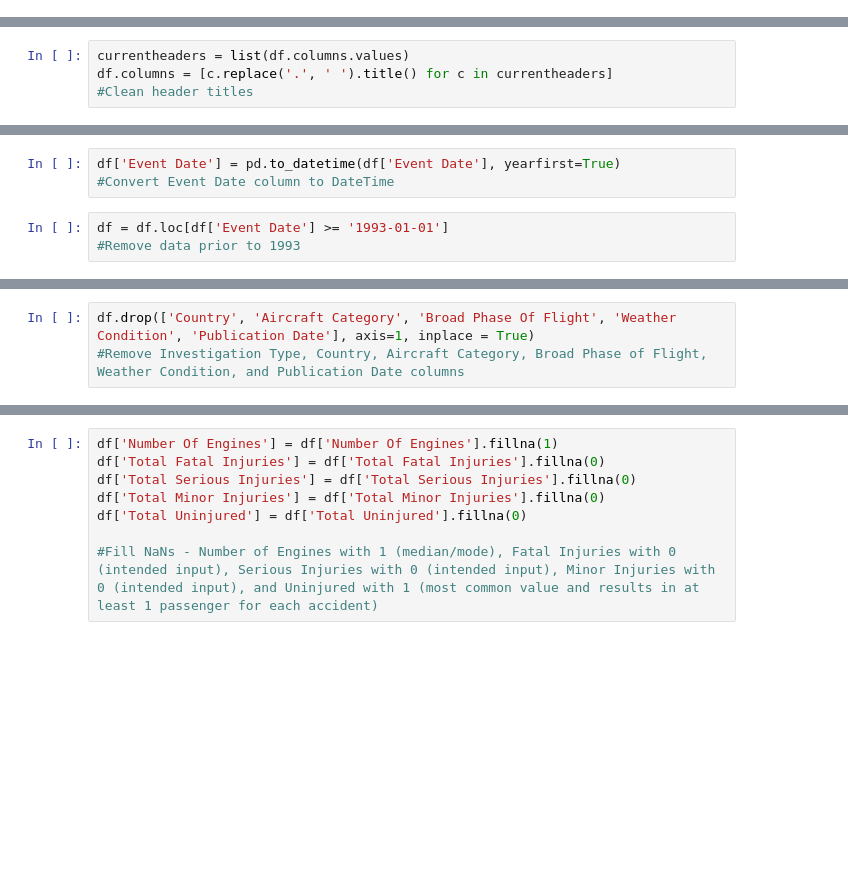
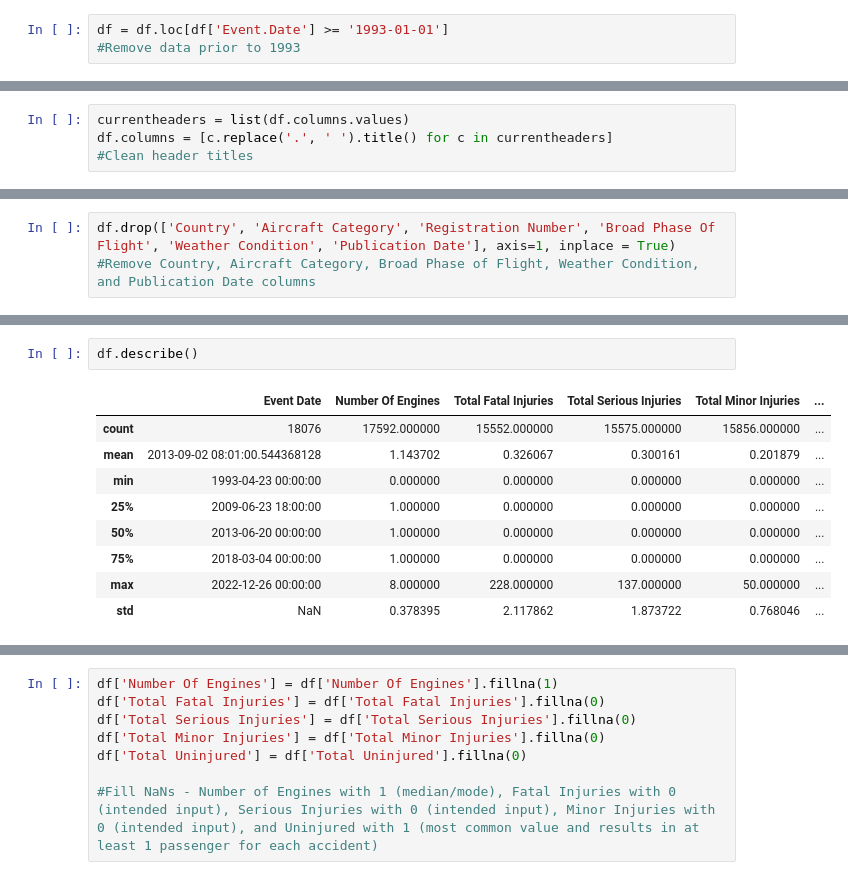
Before and after one commit to Bekahlmc/Ranking-Safest-Private-Planes, a Jupyter notebook: Ranking_Safest_Private_Planes.ipynb, the cells around one changed output, grey strips where cells are left out. Drawn from its saved outputs; the diff is of its cells as text; blank space fills up the shorter version.

```diff
--- a/Ranking_Safest_Private_Planes.ipynb
+++ b/Ranking_Safest_Private_Planes.ipynb
@@ -22,0 +417,3 @@ df = df.drop(columns = 'Amateur.Built')
+# %%
+df = df.loc[df['Event.Date'] >= '1993-01-01']
+#Remove data prior to 1993
@@ -30,6 +481,0 @@ df['Country'] = df['Country'].str.upper()
-# %%
-df['Event Date'] = pd.to_datetime(df['Event Date'], yearfirst=True)
-#Convert Event Date column to DateTime
-# %%
-df = df.loc[df['Event Date'] >= '1993-01-01']
-#Remove data prior to 1993
@@ -39,3 +550,3 @@ df = df[df['Country'] == 'UNITED STATES']
 # %%
-df.drop(['Country', 'Aircraft Category', 'Broad Phase Of Flight', 'Weather Condition', 'Publication Date'], axis=1, inplace = True)
-#Remove Investigation Type, Country, Aircraft Category, Broad Phase of Flight, Weather Condition, and Publication Date columns
+df.drop(['Country', 'Aircraft Category', 'Registration Number', 'Broad Phase Of Flight', 'Weather Condition', 'Publication Date'], axis=1, inplace = True)
+#Remove Country, Aircraft Category, Broad Phase of Flight, Weather Condition, and Publication Date columns
@@ -41,0 +691,12 @@ df.drop(['Country', 'Aircraft Category', 'Broad Phase Of Flight', 'Weather Condi
+# %%
+df.describe()
+# %% [output]
+|  | Event Date | Number Of Engines | Total Fatal Injuries | Total Serious Injuries | Total Minor Injuries | ... |
+| count | 18076 | 17592.000000 | 15552.000000 | 15575.000000 | 15856.000000 | ... |
+| mean | 2013-09-02 08:01:00.544368128 | 1.143702 | 0.326067 | 0.300161 | 0.201879 | ... |
+| min | 1993-04-23 00:00:00 | 0.000000 | 0.000000 | 0.000000 | 0.000000 | ... |
+| 25% | 2009-06-23 18:00:00 | 1.000000 | 0.000000 | 0.000000 | 0.000000 | ... |
+| 50% | 2013-06-20 00:00:00 | 1.000000 | 0.000000 | 0.000000 | 0.000000 | ... |
+| 75% | 2018-03-04 00:00:00 | 1.000000 | 0.000000 | 0.000000 | 0.000000 | ... |
+| max | 2022-12-26 00:00:00 | 8.000000 | 228.000000 | 137.000000 | 50.000000 | ... |
+| std | NaN | 0.378395 | 2.117862 | 1.873722 | 0.768046 | ... |
```
Also changed, not shown: parts of 79 cells of this notebook.
